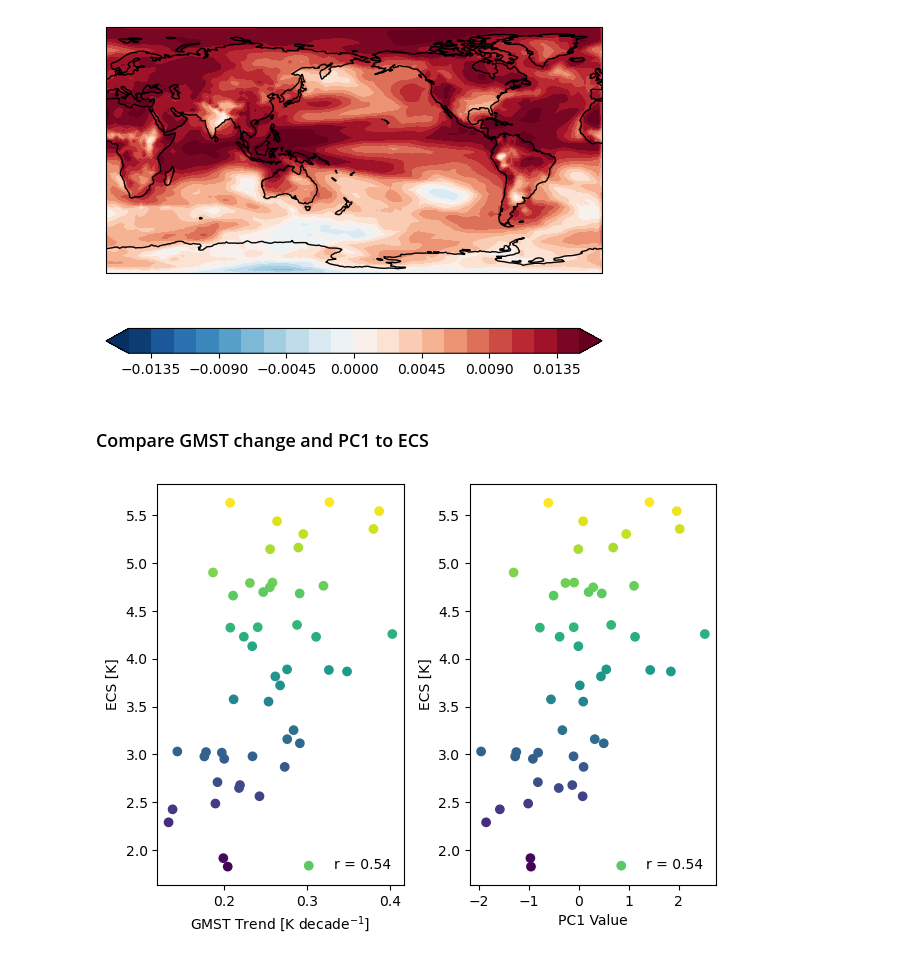
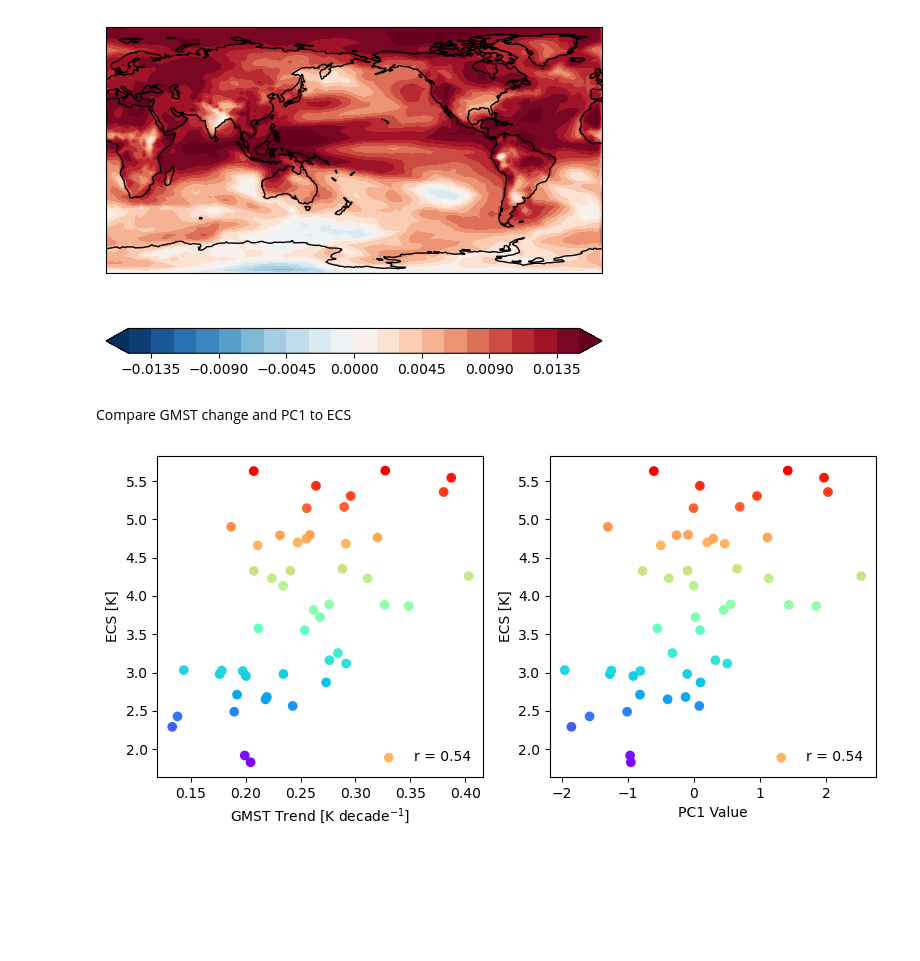
Before and after one commit to xCDAT/xcdat, a Jupyter notebook: docs/demos/1-25-23-cwss-seminar/xsearch-xcdat-example.ipynb, the cells around one changed output. Drawn from its saved outputs; the diff is of its cells as text; code cells hidden in the pictures; blank space fills up the shorter version.

```diff
--- a/docs/demos/1-25-23-cwss-seminar/xsearch-xcdat-example.ipynb
+++ b/docs/demos/1-25-23-cwss-seminar/xsearch-xcdat-example.ipynb
@@ -223,0 +215,8 @@ Text(0.5, 1.0, 'GMST Trend (E3SM-1-0)')
+# %%
+# execute regrid
+ds_regrid = ds_subset_ann.regridder.horizontal("tas", target_grid, tool="xesmf", method="bilinear")
+# %%
+tas = np.reshape(np.array(ds_regrid.tas), (len(time_ann), -1))  # reshape into [time, space]
+trend_xy, _ = np.polyfit(time_ann, tas, 1)  # compute linear trend
+trend_xy = np.reshape(trend_xy, (len(nlat), len(nlon)))  # reshape into [lat, lon]
+trend_xy = trend_xy * 10  # units to K/decade
@@ -290,0 +292,11 @@ global_trends_array = np.array(global_trend_list)
+# %%
+print(datetime.datetime.now())
+# loop over all models with ECS data
+models = [model for model in models if model in ecsDict.keys()]
+for model in models:
+    # get trends using convenience function
+    gt, trend_map = get_model_trends(model)
+    # store values
+    global_trends[model] = gt
+    trend_maps[model] = trend_map
+print(datetime.datetime.now())
@@ -290,0 +308,5 @@ global_trends_array = np.array(global_trend_list)
+# %%
+# put trends / ecs values into arrays
+trend_maps_array = np.array([trend_maps[model] for model in trend_maps.keys()])  # [model, lat, lon]
+global_trend_array = np.array([global_trends[model] for model in trend_maps.keys()])  # [model]
+ecs_array = np.array([ecsDict[model] for model in trend_maps.keys()])  # [model]
@@ -323,26 +346,24 @@ plt.colorbar(im, orientation="horizontal")
 <matplotlib.colorbar.Colorbar at 0x...>
 [figure]
 # %% [markdown]
-### Compare GMST change and PC1 to ECS
+Compare GMST change and PC1 to ECS
 # %%
-# Plot GSMT Trend.
+fig=plt.figure(figsize=(8, 4))
+# Plot GSMT Trend versus ECS
 plt.subplot(1, 2, 1)
-r = np.corrcoef(global_trends_array, ecs_array)[0, 1]
+r = np.corrcoef(global_trend_array, ecs_array)[0, 1]
 rstring = "r = " + "{0:.2f}".format(np.round(r, 2))
-plt.scatter(global_trends_array, ecs_array, c=ecs_array, label=rstring)
-plt.xlabel("GMST Trend [K decade$^{-1}$]")
-plt.ylabel("ECS [K]")
+plt.scatter(global_trend_array, ecs_array, c=ecs_array, label=rstring, cmap=plt.cm.rainbow)
+plt.xlabel("GMST Trend [K decade$^{-1}$]"); plt.ylabel("ECS [K]")
 plt.legend(frameon=False)
-
-# Plot PC1 Value.
+# Plot PC1 Value versus ECS
 plt.subplot(1, 2, 2)
 pc1 = pcs[:, 0]
 r = np.corrcoef(pc1, ecs_array)[0, 1]
 rstring = "r = " + "{0:.2f}".format(np.round(r, 2))
-plt.scatter(pc1 / np.std(pc1), ecs_array, c=ecs_array, label=rstring)
-plt.xlabel("PC1 Value")
-plt.ylabel("ECS [K]")
+plt.scatter(pc1 / np.std(pc1), ecs_array, c=ecs_array, label=rstring, cmap=plt.cm.rainbow)
+plt.xlabel("PC1 Value"); plt.ylabel("ECS [K]")
 plt.legend(frameon=False)
 plt.tight_layout()
 # %% [output]
-[figure, old version]
+[figure, new version]
```
Also changed, not shown: parts of 93 cells of this notebook, 3 other files.
